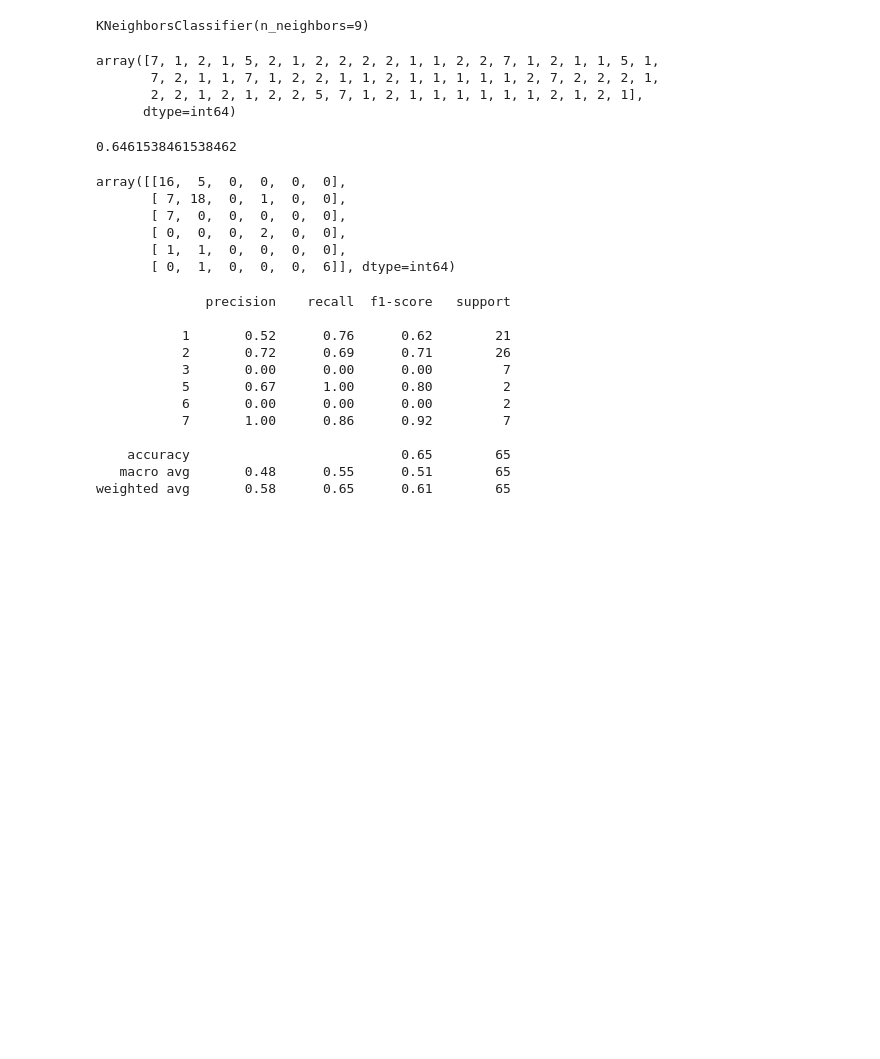
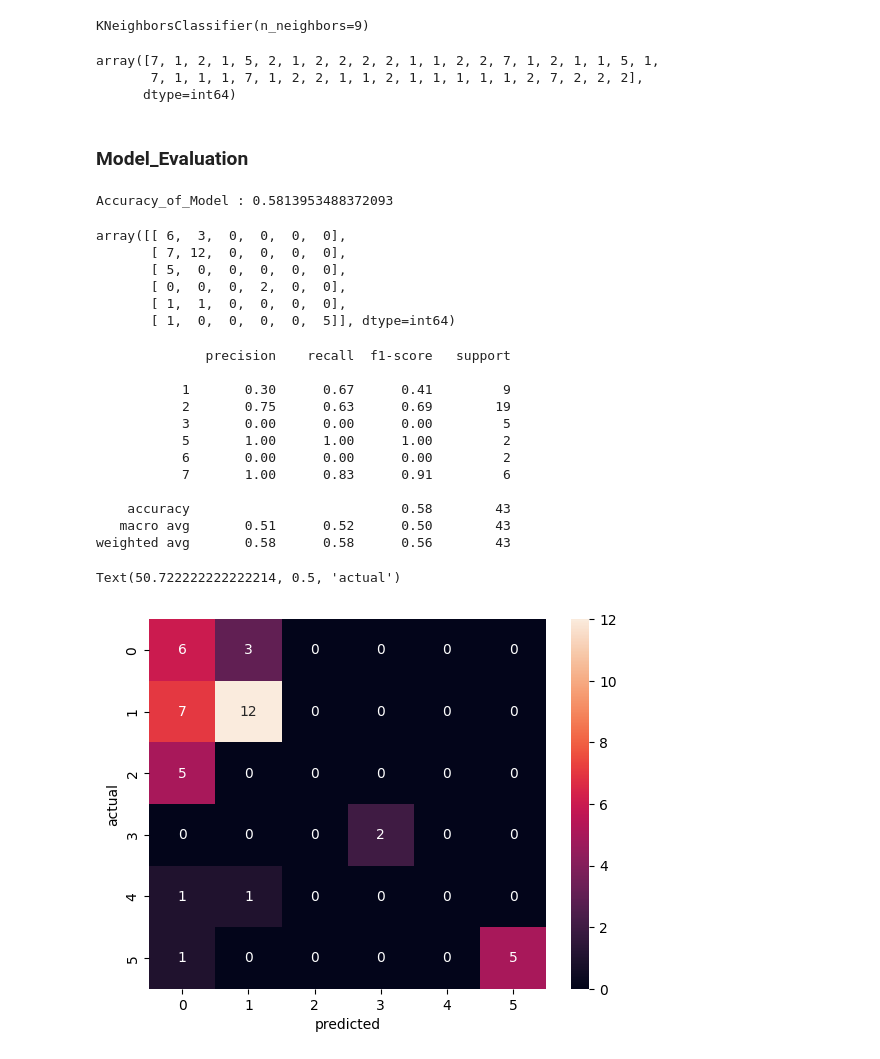
Before and after one commit to raghav-bichala/Machine_LearninG, a Jupyter notebook: Classification/Knn/Knn_Classifier_glass_dataSet.ipynb, the cells around one changed output. Saved outputs shown, nothing was run; the diff lists cells and outputs as text; code cells hidden in the pictures; blank space fills up the shorter version.

```diff
--- a/Classification/Knn/Knn_Classifier_glass_dataSet.ipynb
+++ b/Classification/Knn/Knn_Classifier_glass_dataSet.ipynb
@@ -88,7 +100,7 @@ glass_df[glass_df.Type == 1]
 X = glass_df.drop(['Type'],axis = 1)
 Y = glass_df[['Type']]
 
-X_train,X_test,Y_train,Y_test = train_test_split(X,Y,test_size = 0.3,random_state = 0)
+X_train,X_test,Y_train,Y_test = train_test_split(X,Y,test_size = 0.2,random_state = 0)
 # %%
 # Print the shapes of training and testing data arrays
 print(f'shape of X_train = {X_train.shape},\nshape of X_test = {X_test.shape} ,\nshape of Y_train = {Y_train.shape},\nshape of Y_test = {Y_test.shape}')
@@ -107,35 +121,43 @@ Y_Pred = Knn.predict(X_test)
 Y_Pred
 # %% [output]
 array([7, 1, 2, 1, 5, 2, 1, 2, 2, 2, 2, 1, 1, 2, 2, 7, 1, 2, 1, 1, 5, 1,
-       7, 2, 1, 1, 7, 1, 2, 2, 1, 1, 2, 1, 1, 1, 1, 1, 2, 7, 2, 2, 2, 1,
-       2, 2, 1, 2, 1, 2, 2, 5, 7, 1, 2, 1, 1, 1, 1, 1, 1, 2, 1, 2, 1],
+       7, 1, 1, 1, 7, 1, 2, 2, 1, 1, 2, 1, 1, 1, 1, 1, 2, 7, 2, 2, 2],
       dtype=int64)
+# %% [markdown]
+### Model_Evaluation
 # %%
-Knn.score(X_test,Y_test)
+print('Accuracy_of_Model :', Knn.score(X_test,Y_test))
 # %% [output]
-0.6461538461538462
+Accuracy_of_Model : 0.5813953488372093
 # %%
 cm=confusion_matrix(Y_test,Y_Pred)
 cm
 # %% [output]
-array([[16,  5,  0,  0,  0,  0],
-       [ 7, 18,  0,  1,  0,  0],
-       [ 7,  0,  0,  0,  0,  0],
+array([[ 6,  3,  0,  0,  0,  0],
+       [ 7, 12,  0,  0,  0,  0],
+       [ 5,  0,  0,  0,  0,  0],
        [ 0,  0,  0,  2,  0,  0],
        [ 1,  1,  0,  0,  0,  0],
-       [ 0,  1,  0,  0,  0,  6]], dtype=int64)
+       [ 1,  0,  0,  0,  0,  5]], dtype=int64)
 # %%
 print(classification_report(Y_test,Y_Pred))
 # %% [output]
               precision    recall  f1-score   support
 
-           1       0.52      0.76      0.62        21
-           2       0.72      0.69      0.71        26
-           3       0.00      0.00      0.00         7
-           5       0.67      1.00      0.80         2
+           1       0.30      0.67      0.41         9
+           2       0.75      0.63      0.69        19
+           3       0.00      0.00      0.00         5
+           5       1.00      1.00      1.00         2
            6       0.00      0.00      0.00         2
-           7       1.00      0.86      0.92         7
+           7       1.00      0.83      0.91         6
 
-    accuracy                           0.65        65
-   macro avg       0.48      0.55      0.51        65
-weighted avg       0.58      0.65      0.61        65
+    accuracy                           0.58        43
+   macro avg       0.51      0.52      0.50        43
+weighted avg       0.58      0.58      0.56        43
+# %%
+sns.heatmap(cm,annot=True)
+plt.xlabel('predicted')
+plt.ylabel('actual')
+# %% [output]
+Text(50.722222222222214, 0.5, 'actual')
+[figure, added]
```
Also changed, not shown: parts of 7 cells of this notebook.
